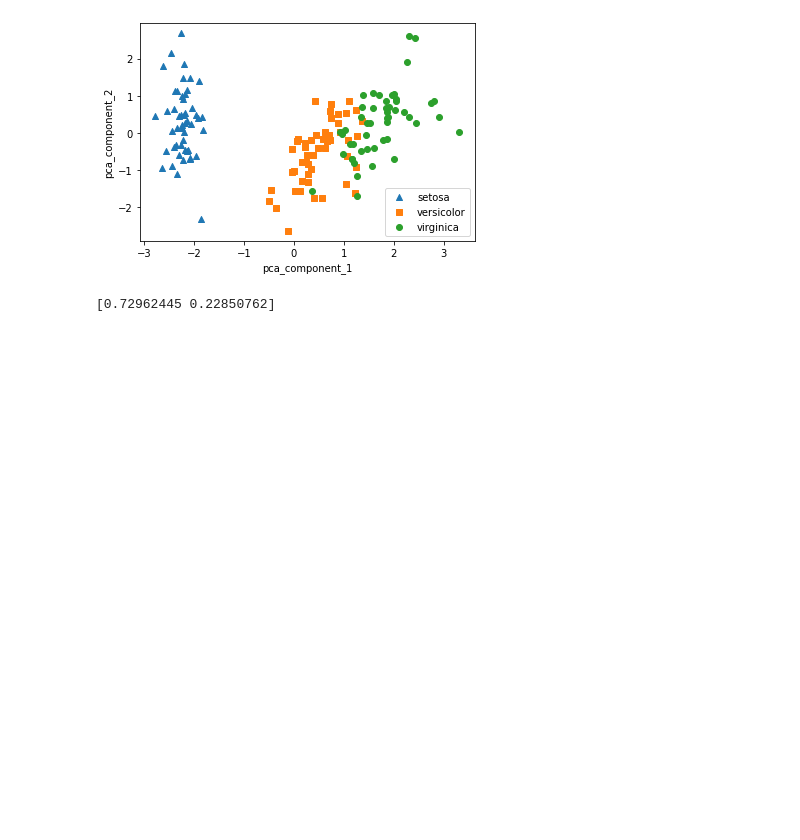
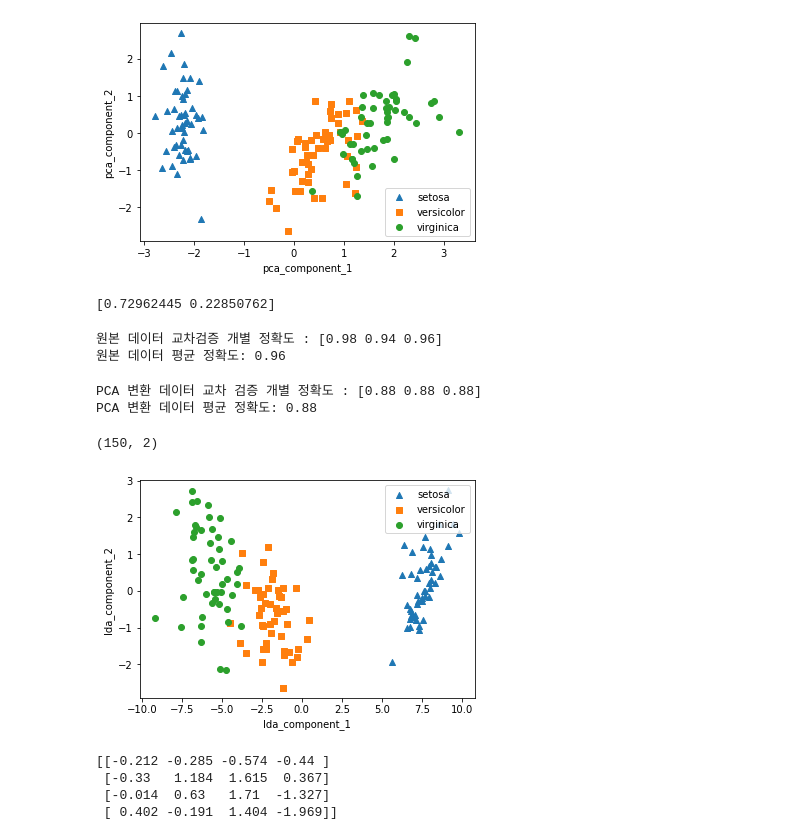
Before and after one commit to richbase77/masanai, a Jupyter notebook: ml_lecture_part2.ipynb, the cells around one changed output. Saved outputs shown, nothing was run; the diff lists cells and outputs as text; code cells hidden in the pictures; blank space fills up the shorter version.

```diff
--- a/ml_lecture_part2.ipynb
+++ b/ml_lecture_part2.ipynb
@@ -239,3 +239,71 @@ plt.show()
 print(pca.explained_variance_ratio_)
 # %% [output]
 [0.72962445 0.22850762]
+# %%
+from sklearn.ensemble import RandomForestClassifier
+from sklearn.model_selection import cross_val_score
+import numpy as np
+
+rcf = RandomForestClassifier(random_state = 156)
+scores = cross_val_score(rcf, iris.data, iris.target, scoring='accuracy', cv=3)
+print('원본 데이터 교차검증 개별 정확도 :', scores)
+print('원본 데이터 평균 정확도:', np.mean(scores))
+# %% [output]
+원본 데이터 교차검증 개별 정확도 : [0.98 0.94 0.96]
+원본 데이터 평균 정확도: 0.96
+# %%
+pca_X = irisDF_pca[['pca_component_1','pca_component_2']]
+scores_pca = cross_val_score(rcf, pca_X, iris.target, scoring='accuracy',cv=3)
+print('PCA 변환 데이터 교차 검증 개별 정확도 :', scores_pca)
+print('PCA 변환 데이터 평균 정확도:', np.mean(scores_pca))
+# %% [output]
+PCA 변환 데이터 교차 검증 개별 정확도 : [0.88 0.88 0.88]
+PCA 변환 데이터 평균 정확도: 0.88
+# %%
+from sklearn.discriminant_analysis import LinearDiscriminantAnalysis
+from sklearn.preprocessing import StandardScaler
+from sklearn.datasets import load_iris
+
+iris = load_iris()
+iris_scaled = StandardScaler().fit_transform(iris.data)
+lda = LinearDiscriminantAnalysis(n_components=2)
+lda.fit(iris_scaled, iris.target)
+iris_lda = lda.transform(iris_scaled)
+print(iris_lda.shape)
+# %% [output]
+(150, 2)
+# %%
+import pandas as pd
+import matplotlib.pyplot as plt
+%matplotlib inline
+
+lda_columns = ['lda_component_1','lda_component_2']
+irisDF_lda = pd.DataFrame(iris_lda,columns=lda_columns)
+irisDF_lda['target']=iris.target
+
+markers = ['^','s','o']
+
+for i,marker in enumerate(markers):
+    x_axis_data = irisDF_lda[irisDF_lda['target']==i]['lda_component_1']
+    y_axis_data = irisDF_lda[irisDF_lda['target']==i]['lda_component_2']
+
+    plt.scatter(x_axis_data, y_axis_data, marker=marker, label=iris.target_names[i])
+
+plt.legend(loc='upper right')
+plt.xlabel('lda_component_1')
+plt.ylabel('lda_component_2')
+plt.show()
+# %% [output]
+[figure, added]
+# %%
+#numpy의 svd모듈 import
+import numpy as np
+from numpy.linalg import svd
+np.random.seed(121)
+a = np.random.randn(4,4)
+print(np.round(a,3))
+# %% [output]
+[[-0.212 -0.285 -0.574 -0.44 ]
+ [-0.33   1.184  1.615  0.367]
+ [-0.014  0.63   1.71  -1.327]
+ [ 0.402 -0.191  1.404 -1.969]]
```
Also changed, not shown: parts of 6 cells of this notebook.
